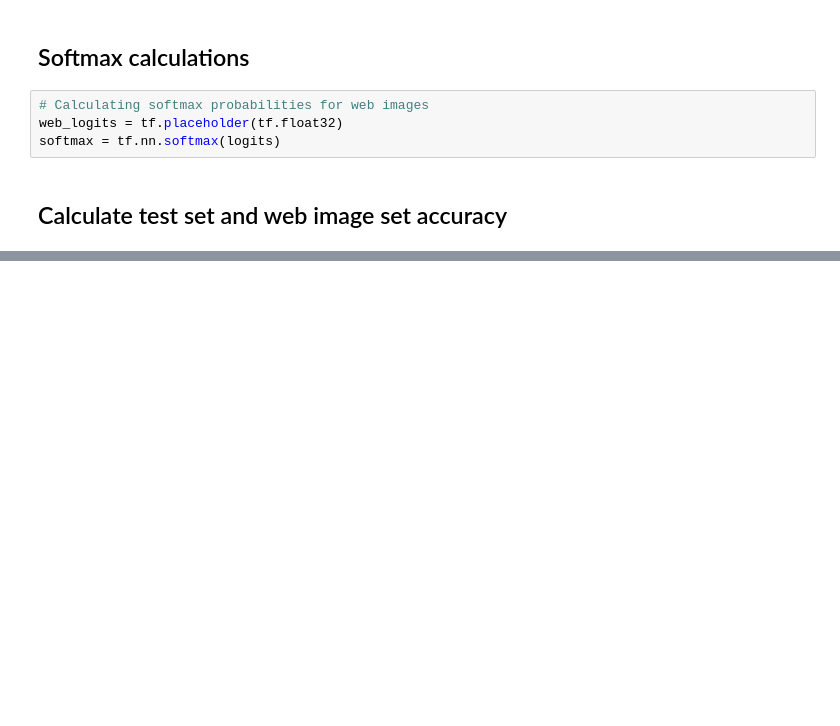
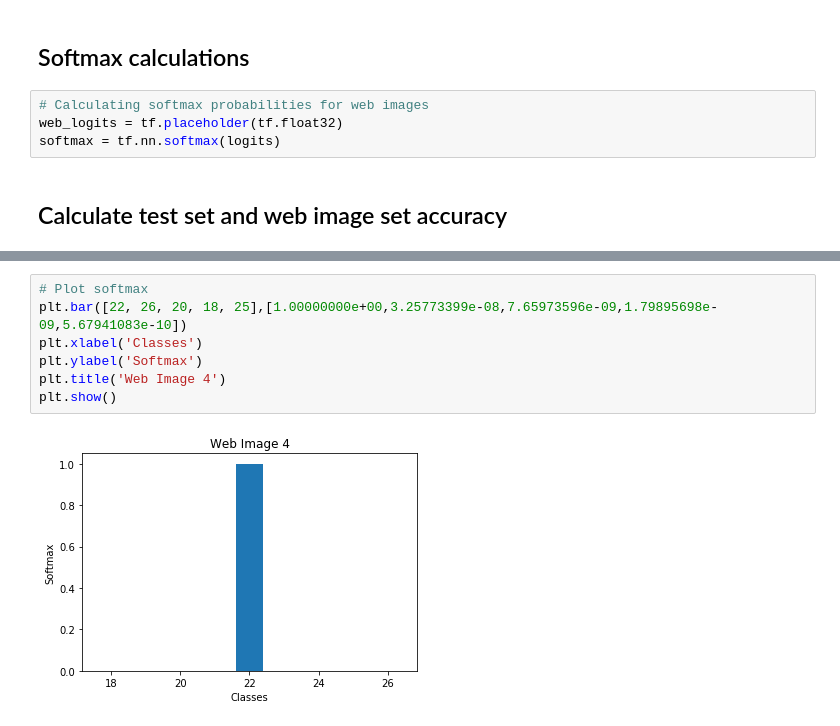
Before and after one commit to sunny1986/SDC_P2_TrafficSignClassifier, a Jupyter notebook: Traffic_Sign_Classifier_Final_Solution.ipynb, the cells around one changed output, grey strips where cells are left out. Drawn from its saved outputs; the diff is of its cells as text; blank space fills up the shorter version.

```diff
--- a/Traffic_Sign_Classifier_Final_Solution.ipynb
+++ b/Traffic_Sign_Classifier_Final_Solution.ipynb
@@ -408,0 +441,9 @@ TopKV2(values=array([[  8.51979315e-01,   1.18231922e-01,   2.94089019e-02,
+# %%
+# Plot softmax
+plt.bar([22, 26, 20, 18, 25],[1.00000000e+00,3.25773399e-08,7.65973596e-09,1.79895698e-09,5.67941083e-10])
+plt.xlabel('Classes')
+plt.ylabel('Softmax')
+plt.title('Web Image 4')
+plt.show()
+# %% [output]
+[figure, added]
```
Also changed, not shown: parts of 8 cells of this notebook.
